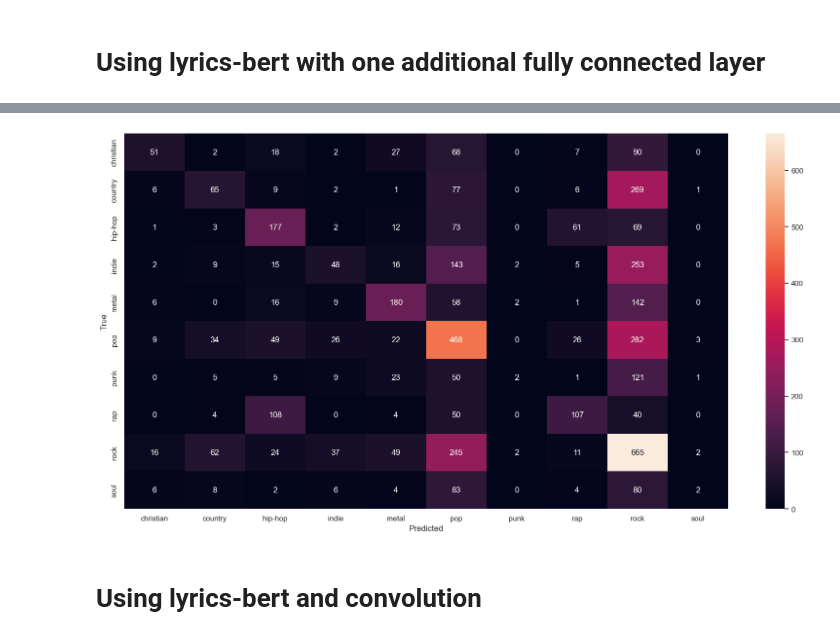
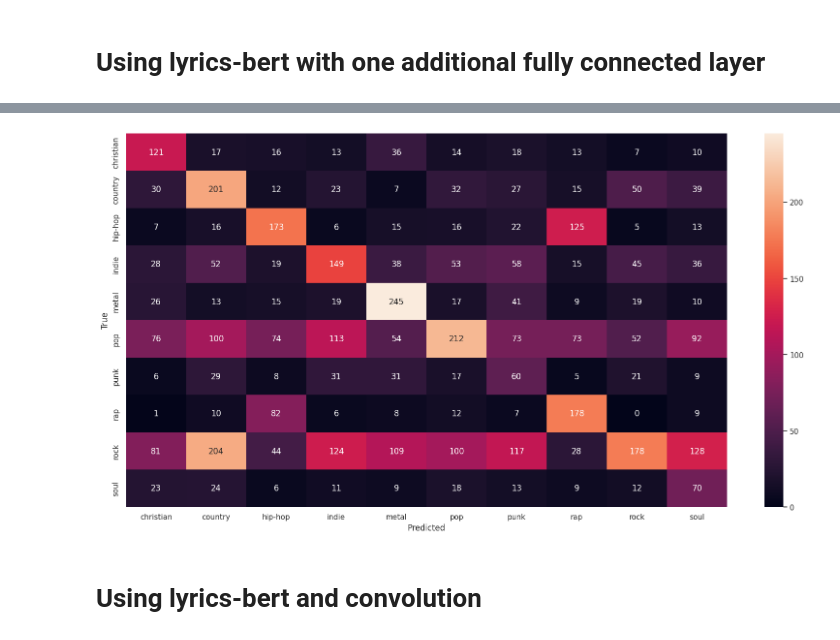
Before and after one commit to BrunoKreiner/nlp-mc-1, a Jupyter notebook: notebooks/pytorch_transformers.ipynb, the cells around one changed output, grey strips where cells are left out. Cells and saved outputs as stored; diff of their text form; code cells hidden in the pictures.

Commit message:
retrain models, add manual evaluation of results, try fine-tuning bert, add all of it to readme

```diff
--- a/notebooks/pytorch_transformers.ipynb
+++ b/notebooks/pytorch_transformers.ipynb
@@ -278,12 +289,11 @@ test_dataloader = DataLoader(test_dataset, batch_size=batchsize, shuffle=False)
 # Using lyrics-bert with one additional fully connected layer
 # %%
 model_name = 'embedding-then-one-layer'
-criterion = nn.CrossEntropyLoss()
 embedding_then_one_layer_model = LyricsTextClassificationModel(SentenceTransformer('../models/lyrics-bert/'), 300, categories, model_type="embedding_then_one_layer")
 embedding_then_one_layer_model.to(device)
 optimizer = optim.Adam(embedding_then_one_layer_model.parameters(), lr=learning_rate)
 print(model_summary(embedding_then_one_layer_model))
-history = train_and_evaluate(embedding_then_one_layer_model, model_name, 10, criterion, optimizer, train_dataloader, test_dataloader, categories, use_fp16=True, gradient_accumulation_steps=1)
+history = train_and_evaluate(embedding_then_one_layer_model, model_name, 25, criterion, optimizer, train_dataloader, test_dataloader, categories, use_fp16=True, gradient_accumulation_steps=1)
 # %% [output]
 Model summary:
 ---------------------------
@@ -305,4 +315,4 @@ weighted avg       0.37      0.37      0.34      4763
-[figure, old version]
+[figure, new version]
 # %% [markdown]
 # Using lyrics-bert and convolution
 # %%
```
Also changed, not shown: parts of 13 cells of this notebook, 18 other files.
